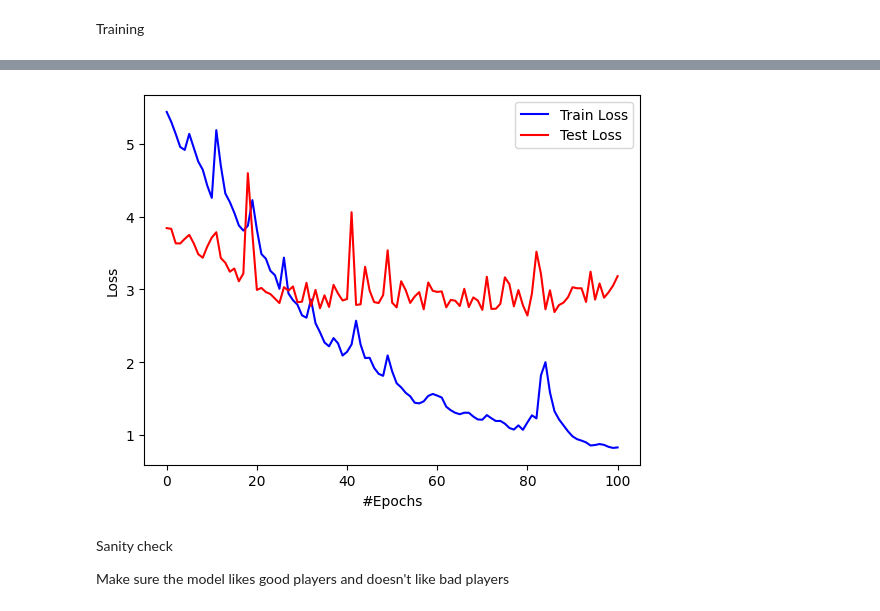
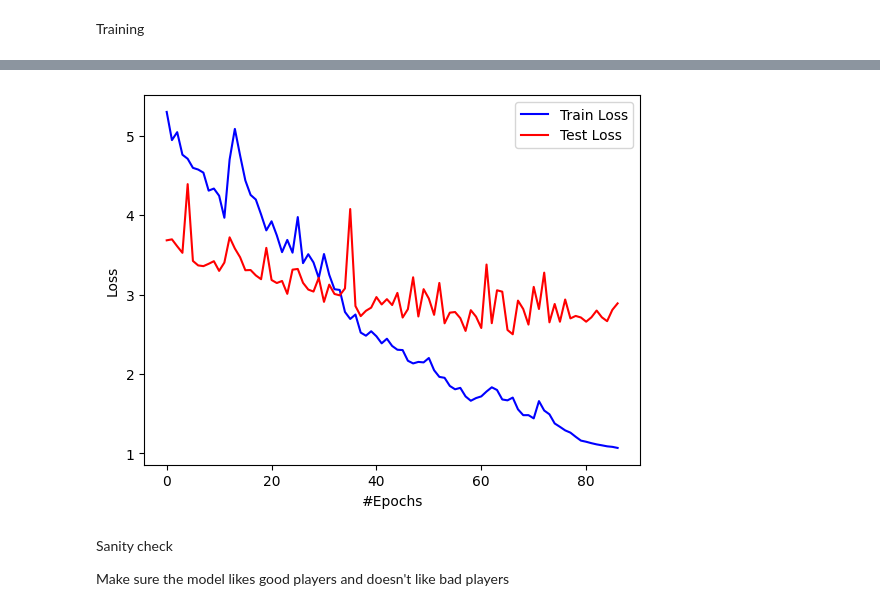
Before and after one commit to nitzryan/BaseballModels, a Jupyter notebook: Model.ipynb, the cells around one changed output, grey strips where cells are left out. Cells and saved outputs as stored; diff of their text form; code cells hidden in the pictures.

Commit message:
Added LR Scheduler and saving/loading models

```diff
--- a/Model.ipynb
+++ b/Model.ipynb
@@ -151,24 +152,32 @@ def graphLoss(epoch_counter, train_loss_hist, test_loss_hist, loss_name="Loss",
   plt.xlabel('#Epochs')
   plt.ylabel(loss_name)
 
-def trainAndGraph(network, training_generator, testing_generator, loss_function, optimizer, num_epochs, learning_rate, logging_interval=1):
+def trainAndGraph(network, training_generator, testing_generator, loss_function, optimizer, scheduler, num_epochs, logging_interval=1, early_stopping_cutoff=20):
   #Arrays to store training history
   test_loss_history = []
   epoch_counter = []
   train_loss_history = []
   last_loss = 999999
   best_loss = 999999
+  epochsSinceLastImprove = 0
+
   for epoch in range(num_epochs):
     avg_loss = train(network, training_generator, loss_function, optimizer)
     test_loss = test(network, testing_generator, loss_function)
+    scheduler.step(test_loss)
     logResults(epoch, num_epochs, avg_loss, train_loss_history, test_loss, test_loss_history, epoch_counter, logging_interval)
     # if (test_loss > last_loss):
     #   break
     if (test_loss < best_loss):
       best_loss = test_loss
       torch.save(network.state_dict(), 'best_model.pt')
-    last_loss = test_loss
-    old_params = network.parameters()
+      epochsSinceLastImprove = 0
+    else:
+      epochsSinceLastImprove += 1
+
+    if epochsSinceLastImprove >= early_stopping_cutoff:
+      print(f"Stopped training early at epoch={epoch} with loss={best_loss}")
+      break
 
   graphLoss(epoch_counter, train_loss_history, test_loss_history)
 # %%
@@ -265,6 +274,7 @@ network = network.to(device)
 print("Num. Parameters:", count_parameters(network))
 
 optimizer = torch.optim.Adam(network.parameters(), lr=0.001)
+scheduler = lr_scheduler.ReduceLROnPlateau(optimizer, factor=0.25, cooldown=5, verbose=False)
 loss_function = LSTM_MSELoss
 
 batch_size = 800
@@ -272,6 +282,6 @@ num_epochs = 101
 training_generator = torch.utils.data.DataLoader(trainHittersDataset, batch_size=batch_size, shuffle=True)
 testing_generator = torch.utils.data.DataLoader(testHittersDataset, batch_size=batch_size, shuffle=False)
 
-trainAndGraph(network, training_generator, testing_generator, loss_function, optimizer, num_epochs, 0.001, 10)
+trainAndGraph(network, training_generator, testing_generator, loss_function, optimizer, scheduler, num_epochs, 10)
 # %% [output]
 Num. Parameters: 5814801
@@ -289,4 +298,4 @@ Epoch [101/101], Train Loss: 0.8270, Test Loss: 3.1828
-[figure, old version]
+[figure, new version]
 # %% [markdown]
 Sanity check
 
```
Also changed, not shown: parts of 4 cells of this notebook, 1 other file.
